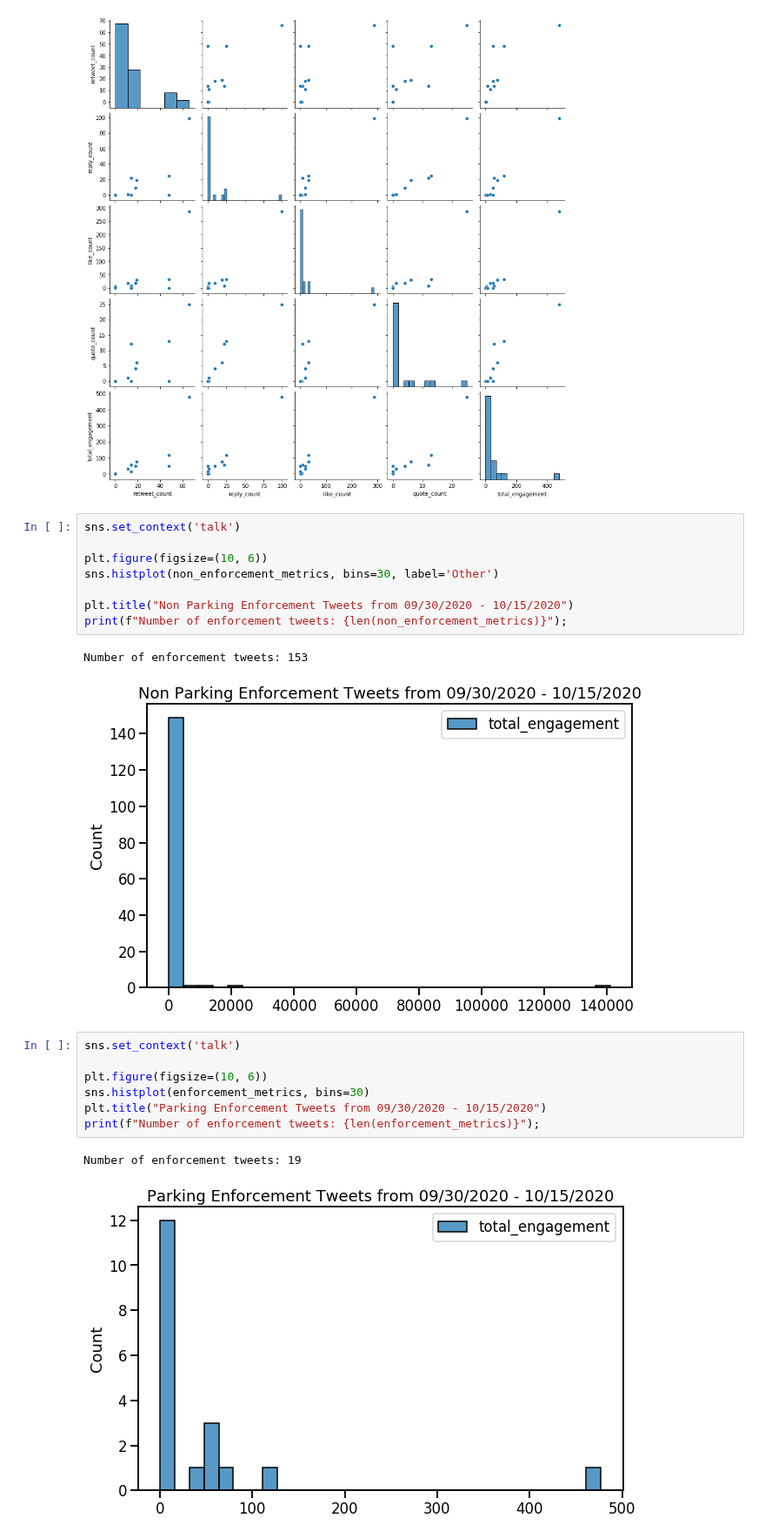
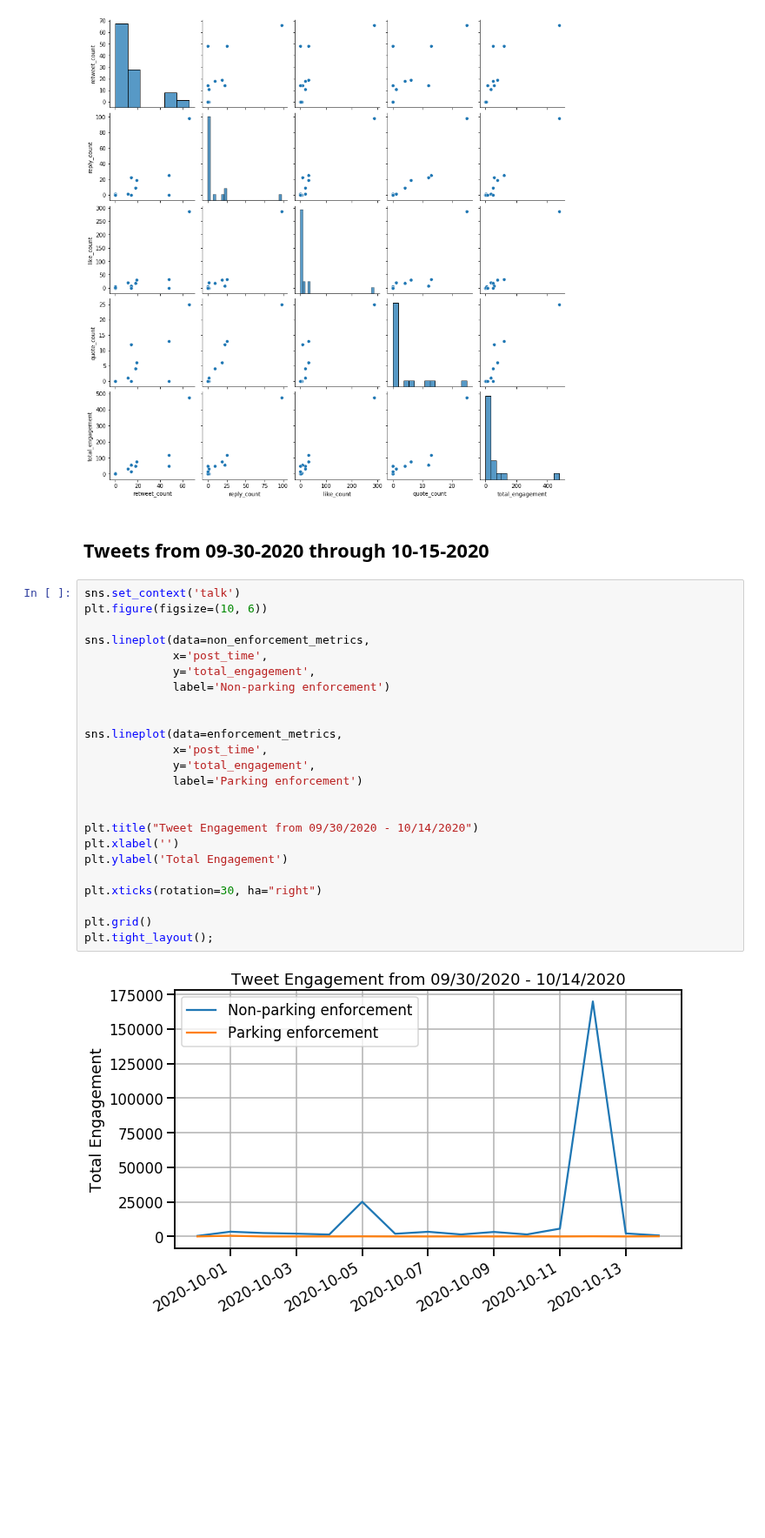
Before and after one commit to Promeos/LADOT-COVID19-enforcement, a Jupyter notebook: MVP-Tweets.ipynb, the cells around one changed output. Shown at 87% size. Cells and saved outputs as stored; diff of their text form; blank space fills up the shorter version.

```diff
--- a/MVP-Tweets.ipynb
+++ b/MVP-Tweets.ipynb
@@ -195,24 +211,31 @@ sns.heatmap(non_enforcement_tweets.corr());
 sns.pairplot(enforcement_tweets);
 # %% [output]
 [figure]
-# %%
-sns.set_context('talk')
-
-plt.figure(figsize=(10, 6))
-sns.histplot(non_enforcement_metrics, bins=30, label='Other')
-
-plt.title("Non Parking Enforcement Tweets from 09/30/2020 - 10/15/2020")
-print(f"Number of enforcement tweets: {len(non_enforcement_metrics)}");
-# %% [output]
-Number of enforcement tweets: 153
-[figure, removed]
-# %%
-sns.set_context('talk')
-
-plt.figure(figsize=(10, 6))
-sns.histplot(enforcement_metrics, bins=30)
-plt.title("Parking Enforcement Tweets from 09/30/2020 - 10/15/2020")
-print(f"Number of enforcement tweets: {len(enforcement_metrics)}");
-# %% [output]
-Number of enforcement tweets: 19
-[figure, removed]
+# %% [markdown]
+## Tweets from 09-30-2020 through 10-15-2020
+# %%
+sns.set_context('talk')
+plt.figure(figsize=(10, 6))
+
+sns.lineplot(data=non_enforcement_metrics,
+             x='post_time',
+             y='total_engagement',
+             label='Non-parking enforcement')
+
+
+sns.lineplot(data=enforcement_metrics,
+             x='post_time',
+             y='total_engagement',
+             label='Parking enforcement')
+
+
+plt.title("Tweet Engagement from 09/30/2020 - 10/14/2020")
+plt.xlabel('')
+plt.ylabel('Total Engagement')
+
+plt.xticks(rotation=30, ha="right")
+
+plt.grid()
+plt.tight_layout();
+# %% [output]
+[figure, added]
```
Also changed, not shown: parts of 18 cells of this notebook.
